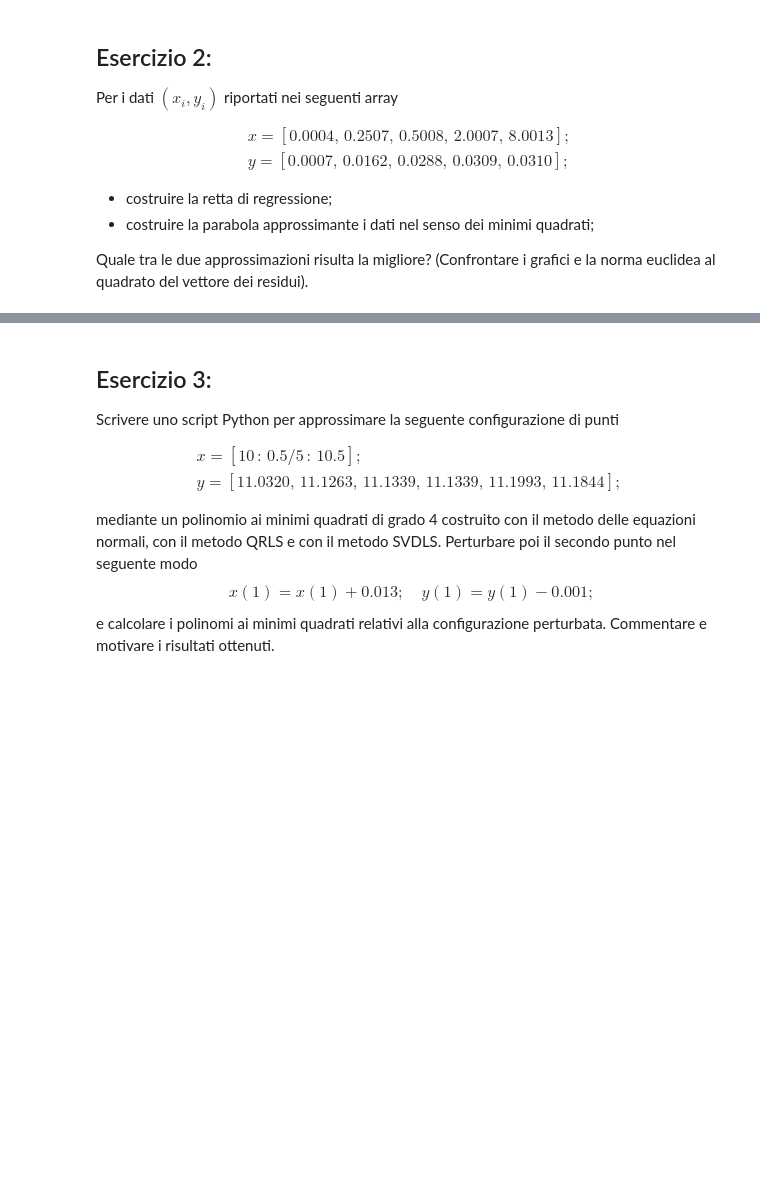
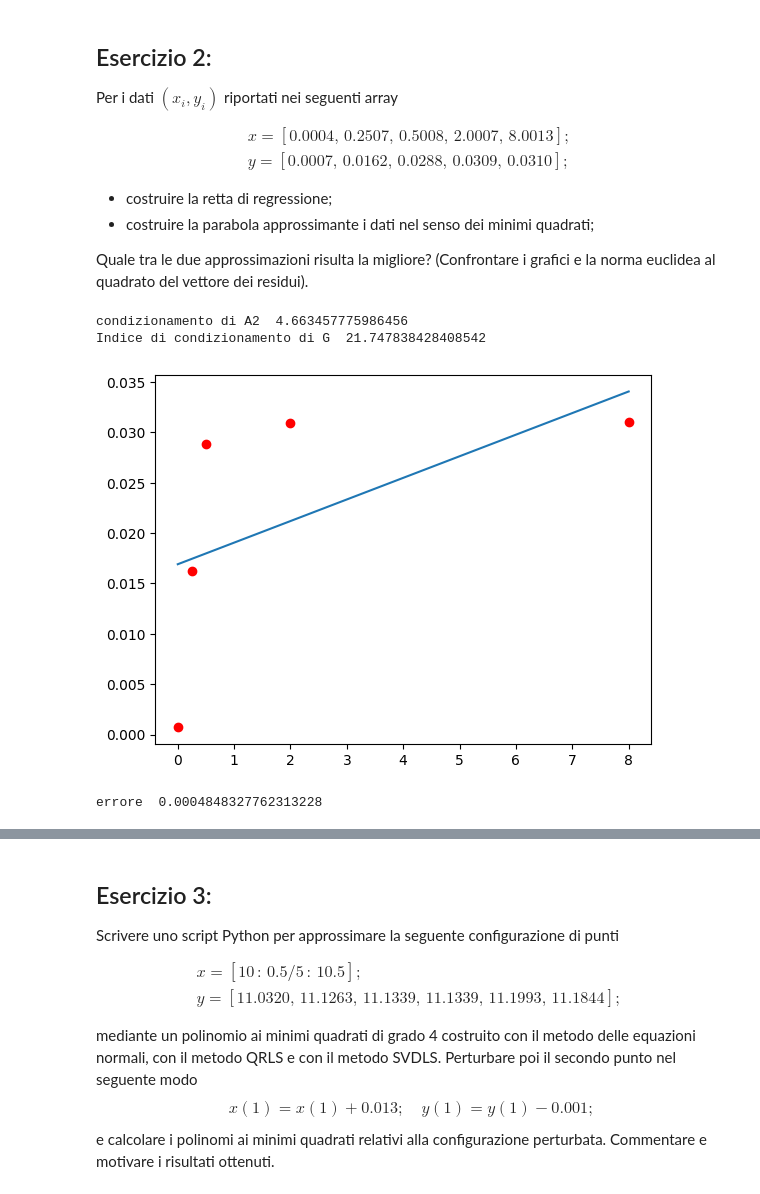
Before and after one commit to AndrewGagliottiUnibo/IoT-Project-network-, a Jupyter notebook: MetodiLab/10/Esercitazione_10.ipynb, the cells around one changed output, grey strips where cells are left out. Drawn from its saved outputs; the diff is of its cells as text; code cells hidden in the pictures; blank space fills up the shorter version.

```diff
--- a/MetodiLab/10/Esercitazione_10.ipynb
+++ b/MetodiLab/10/Esercitazione_10.ipynb
@@ -135,3 +180,26 @@ $$
 - costruire la parabola approssimante i dati nel senso dei minimi quadrati;
 
 Quale tra le due approssimazioni risulta la migliore? (Confrontare i grafici e la norma euclidea al quadrato del vettore dei residui).
+# %%
+x2 = np.array([0.0004, 0.2507, 0.5008, 2.0007, 8.0013])
+y2 = np.array([0.0007, 0.0162, 0.0288, 0.0309, 0.0310])
+m = x2.shape[0]
+n = 1  # retta di regressione: grado 1
+n1 = n+1  # gradi di libertà
+A2 = np.vander(x2, increasing=True)[:, :n1]
+condA2 = np.linalg.cond(A2)
+print("condizionamento di A2 ", condA2)
+# Poichè la matrice A è ben condizionata uso il metodo delle equazioni normali,
+# la matrice G=A.T@A avrà un indice di condizionamento K(A)^2 contenuto
+alpha2 = eqnorm(A2, y2)
+xv = np.linspace(np.min(x2), np.max(x2), 100)
+pol2 = np.polyval(np.flip(alpha2), xv)
+plt.plot(xv, pol2, x2, y2, 'ro')
+plt.show()
+errore = np.linalg.norm(y2-np.polyval(np.flip(alpha2), x2))**2
+print("errore ", errore)
+# %% [output]
+condizionamento di A2  4.663457775986456
+Indice di condizionamento di G  21.747838428408542
+[figure, added]
+errore  0.0004848327762313228
```
Also changed, not shown: parts of 17 cells of this notebook.
